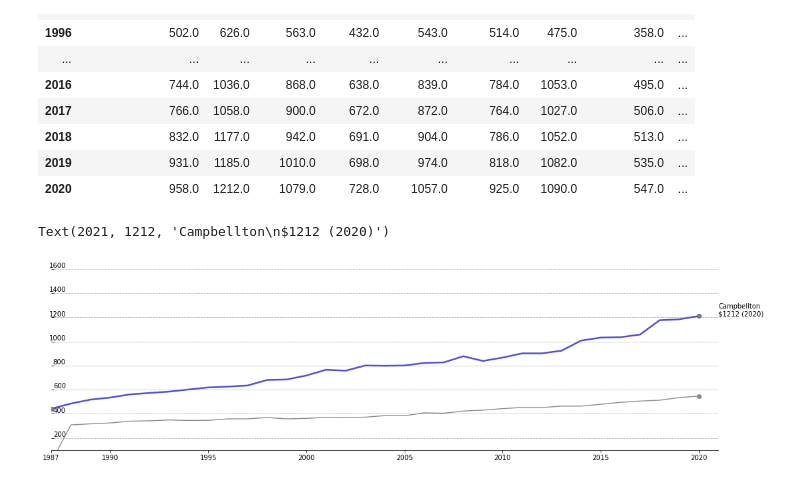
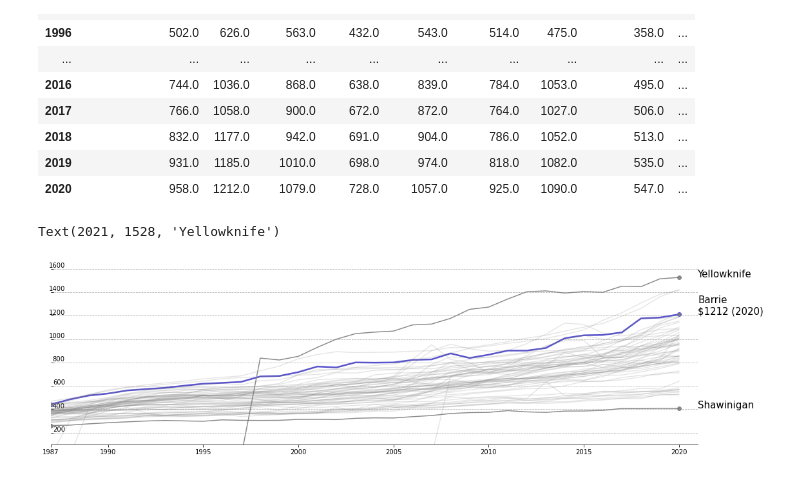
Before and after one commit to dpai/Python_viz_practice_notebooks, a Jupyter notebook: canada-rental-prices-visualization.ipynb, the cells around one changed output. Saved outputs shown, nothing was run; the diff lists cells and outputs as text; code cells hidden in the pictures.

Commit message:
Kaggle Notebook | Canada_Rental_Prices_Visualization | Version 18

```diff
--- a/canada-rental-prices-visualization.ipynb
+++ b/canada-rental-prices-visualization.ipynb
@@ -331,6 +314,8 @@ combined_df.plot(x='Year', y='One_Bed')
 # %%
 one_bed_df = combined_df.loc[:, ['City', 'Year', 'One_Bed']]
 one_bed_df = one_bed_df.pivot(index='Year', columns='City', values='One_Bed')
+one_bed_df = one_bed_df.drop(columns=['Whitehorse'])
+one_bed_df['Saint-Jean-sur-Richelieu'].iloc[-1] = 554.0
 one_bed_df
 # %% [output]
 | City | Abbotsford-Mission | Barrie | Belleville | Brandon | Brantford | Brockville | Calgary | Campbellton | ... |
@@ -354,22 +339,51 @@ one_bed_df
 # %%
 from matplotlib import ticker
 sz = len(one_bed_df)
 fig, ax = plt.subplots(figsize=(18, 5))
-ax.plot(one_bed_df.index, one_bed_df.Barrie, linewidth=2.5, color='#544ED5', markevery=sz-1, marker='o', markerfacecolor='gray')
-ax.plot(one_bed_df.index, one_bed_df.Campbellton, linewidth=1.4, alpha=0.9, color='gray',markevery=sz-1, marker='o', markerfacecolor='gray')
+one_bed_df.iloc[-1,one_bed_df.iloc[-1].argmax()]
+ax.plot(one_bed_df.index,
+        one_bed_df.Barrie,
+        linewidth=2.5,
+        color='#544ED5',
+        markevery=sz-1, marker='o', markerfacecolor='gray')
+ax.plot(one_bed_df.index,
+        one_bed_df.iloc[:,one_bed_df.iloc[-1].argmin()],
+        linewidth=1.4,
+        alpha=0.9,
+        color='gray',
+        markevery=sz-1, marker='o', markerfacecolor='gray')
+ax.plot(one_bed_df.index,
+        one_bed_df.iloc[:,one_bed_df.iloc[-1].argmax()],
+        linewidth=1.4,
+        alpha=0.9,
+        color='gray',
+        markevery=sz-1, marker='o', markerfacecolor='gray')
+
+all_cities = one_bed_df.columns
+all_cities.drop([one_bed_df.iloc[:,one_bed_df.iloc[-1].argmin()].name,
+                 one_bed_df.iloc[:,one_bed_df.iloc[-1].argmax()].name])
+for city in all_cities:
+    ax.plot(one_bed_df.index,
+            one_bed_df[city],
+            linewidth=1.4,
+            alpha=0.2,
+            color='gray')
+
 ax.set_xlim((1987,2021))
 ax.set_ylim((100, 1600))
 ax.xaxis.grid(False, which='major')
 ax.yaxis.grid(True, which='major', linestyle='--')
 ax.spines['top'].set_visible(False)
 ax.spines['right'].set_visible(False)
 ax.spines['left'].set_visible(False)
 ax.tick_params(axis="y",direction="in", pad=-22)
 for tick in ax.get_yticklabels():
     tick.set_verticalalignment("bottom")
 x_ticks = np.append(ax.get_xticks(), 1987)
 ax.xaxis.set_major_locator(ticker.FixedLocator(x_ticks))
-ax.annotate('Campbellton\n$1212 (2020)', xy=(2021,1212))
+ax.annotate('Barrie\n$1212 (2020)', xy=(2021,1212), fontsize=15)
+ax.annotate(f'{one_bed_df.iloc[:,one_bed_df.iloc[-1].argmin()].name}', xy=(2021,407), fontsize=15)
+ax.annotate(f'{one_bed_df.iloc[:,one_bed_df.iloc[-1].argmax()].name}', xy=(2021,1528), fontsize=15)
 # %% [output]
-Text(2021, 1212, 'Campbellton\n$1212 (2020)')
+Text(2021, 1528, 'Yellowknife')
-[figure, old version]
+[figure, new version]
```
Also changed, not shown: parts of 5 cells of this notebook.
